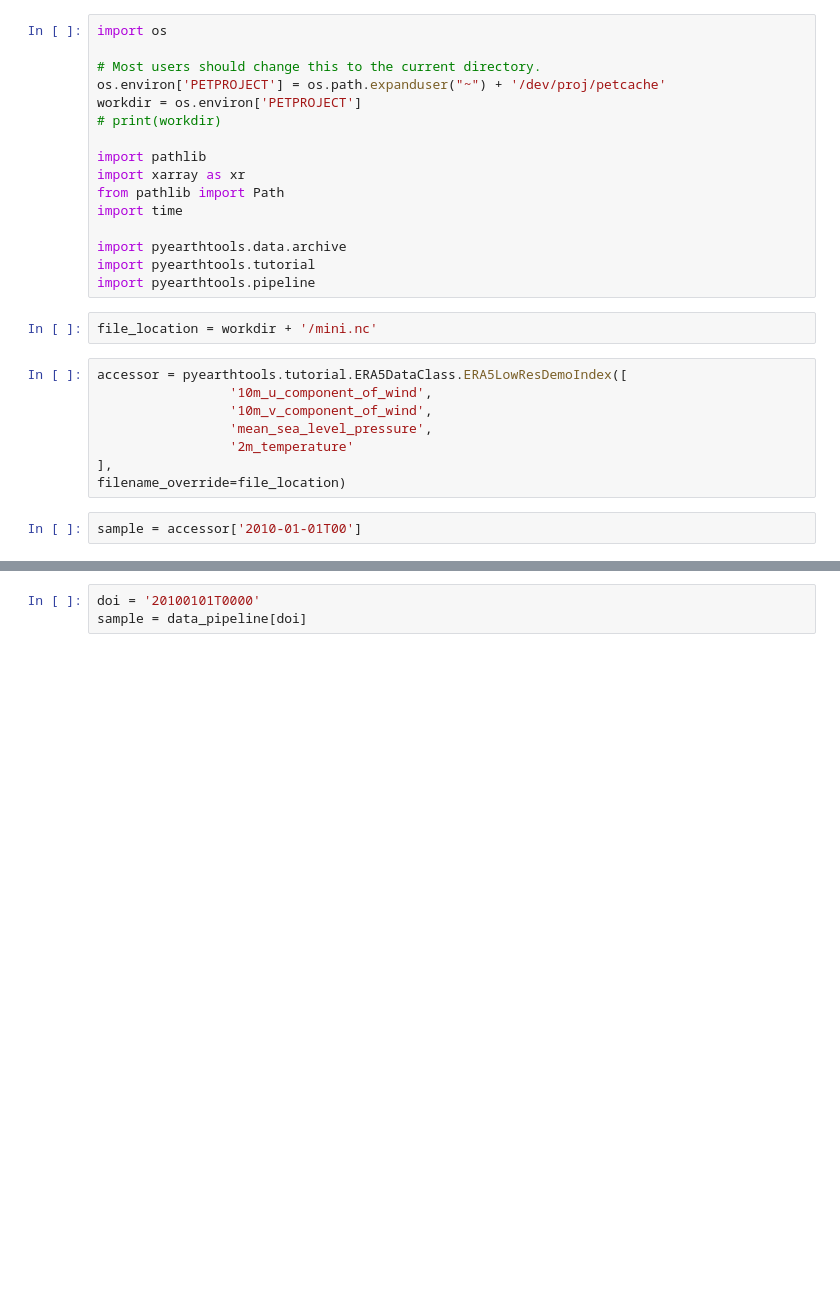
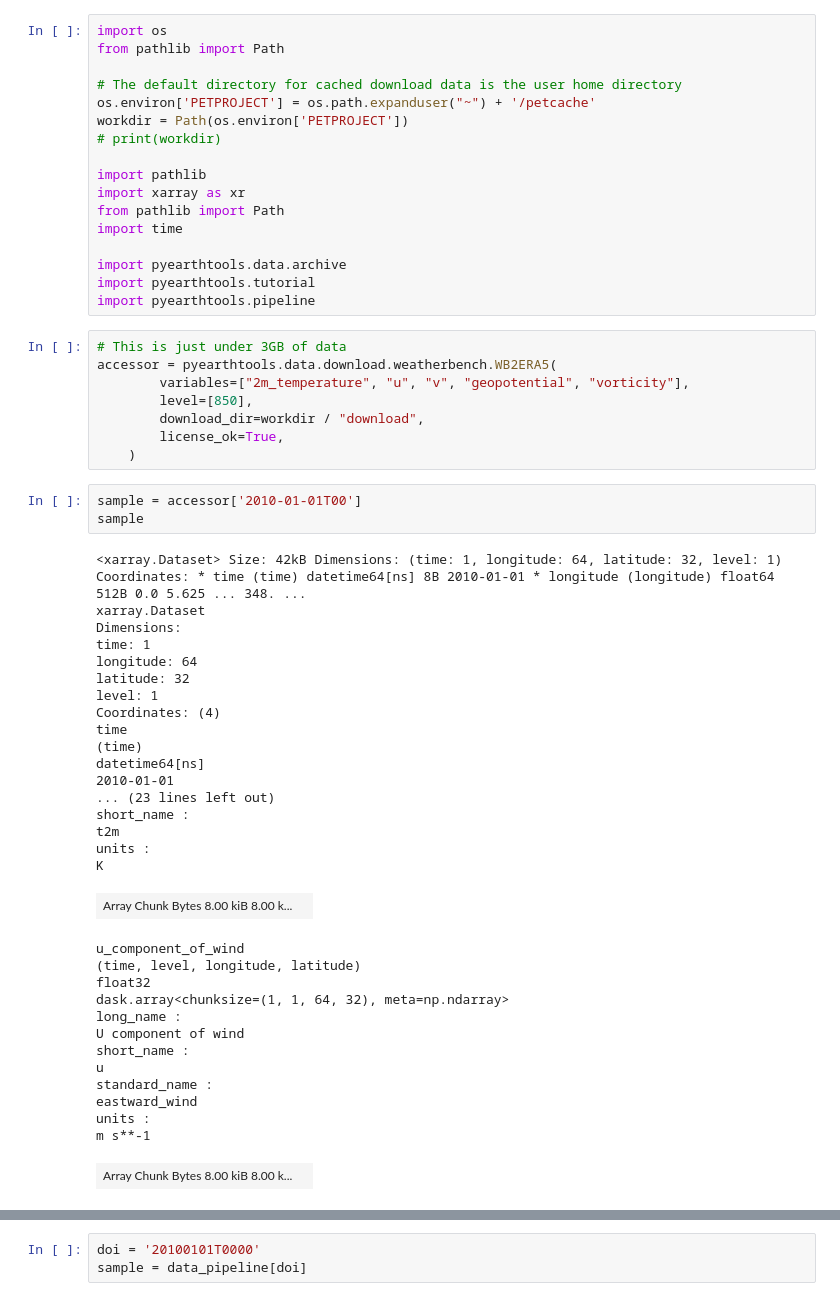
Before and after one commit to ACCESS-Community-Hub/PyEarthTools, a Jupyter notebook: docs/notebooks/TemporalWindowDemo.ipynb, the cells around one changed output, grey strips where cells are left out. Saved outputs shown, nothing was run; the diff lists cells and outputs as text; blank space fills up the shorter version.

```diff
--- a/docs/notebooks/TemporalWindowDemo.ipynb
+++ b/docs/notebooks/TemporalWindowDemo.ipynb
@@ -78,9 +80,10 @@ class TemporalWindow(pyearthtools.pipeline.controller.PipelineIndex):
 # %%
 import os
+from pathlib import Path
 
-# Most users should change this to the current directory.
-os.environ['PETPROJECT'] = os.path.expanduser("~") + '/dev/proj/petcache'
-workdir = os.environ['PETPROJECT']
+# The default directory for cached download data is the user home directory
+os.environ['PETPROJECT'] = os.path.expanduser("~") + '/petcache'
+workdir = Path(os.environ['PETPROJECT'])
 # print(workdir)
 
 import pathlib
@@ -91,15 +94,46 @@ import time
 import pyearthtools.data.archive
 import pyearthtools.tutorial
 import pyearthtools.pipeline
-# %%
-file_location = workdir + '/mini.nc'
 # %%
-accessor = pyearthtools.tutorial.ERA5DataClass.ERA5LowResDemoIndex([
-                 '10m_u_component_of_wind',
-                 '10m_v_component_of_wind',
-                 'mean_sea_level_pressure',
-                 '2m_temperature'
-],
-filename_override=file_location)
+# This is just under 3GB of data
+accessor = pyearthtools.data.download.weatherbench.WB2ERA5(
+        variables=["2m_temperature", "u", "v", "geopotential", "vorticity"],
+        level=[850],
+        download_dir=workdir / "download",
+        license_ok=True,
+    )
 # %%
 sample = accessor['2010-01-01T00']
+sample
+# %% [output]
+<xarray.Dataset> Size: 42kB Dimensions: (time: 1, longitude: 64, latitude: 32, level: 1) Coordinates: * time (time) datetime64[ns] 8B 2010-01-01 * longitude (longitude) float64 512B 0.0 5.625 ... 348. ...
+xarray.Dataset
+Dimensions:
+time: 1
+longitude: 64
+latitude: 32
+level: 1
+Coordinates: (4)
+time
+(time)
+datetime64[ns]
+2010-01-01
+... (23 lines left out)
+short_name :
+t2m
+units :
+K
+| Array Chunk Bytes 8.00 kiB 8.00 k... |  |
+u_component_of_wind
+(time, level, longitude, latitude)
+float32
+dask.array<chunksize=(1, 1, 64, 32), meta=np.ndarray>
+long_name :
+U component of wind
+short_name :
+u
+standard_name :
+eastward_wind
+units :
+m s**-1
+| Array Chunk Bytes 8.00 kiB 8.00 k... |  |
```
Also changed, not shown: parts of 6 cells of this notebook.
